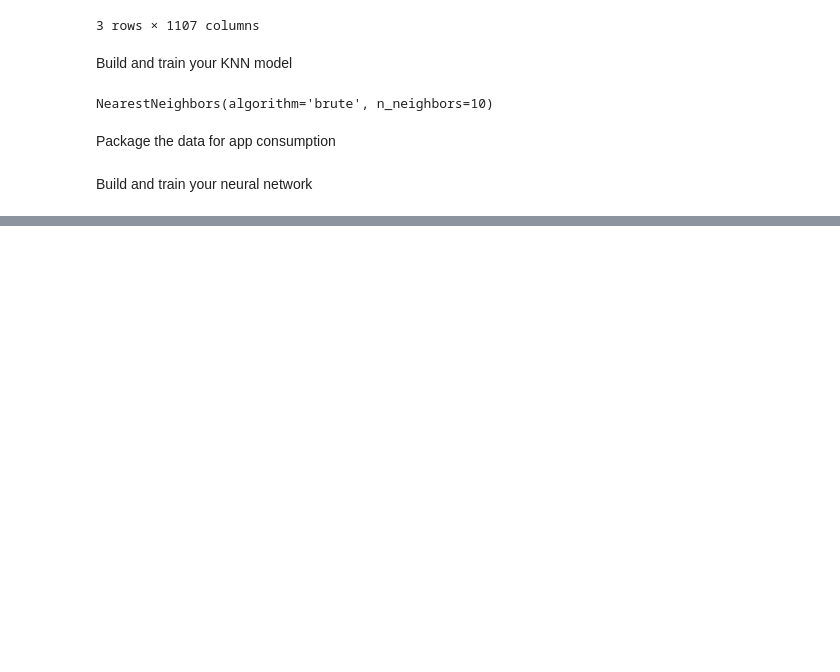
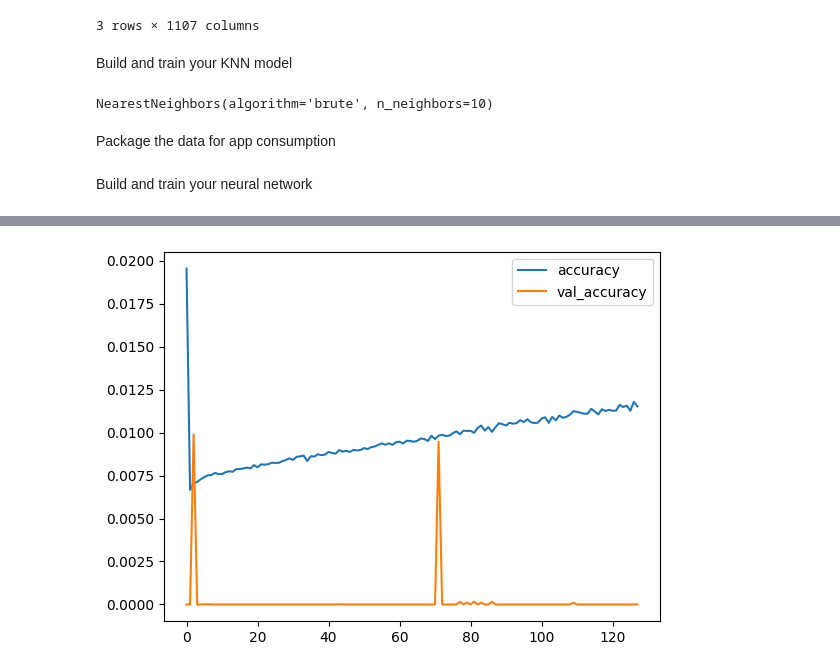
Before and after one commit to heidthecamp/steam_game_recommendation_system, a Jupyter notebook: notebooks/steam_games.ipynb, the cells around one changed output, grey strips where cells are left out. Drawn from its saved outputs; the diff is of its cells as text; code cells hidden in the pictures; blank space fills up the shorter version.

```diff
--- a/notebooks/steam_games.ipynb
+++ b/notebooks/steam_games.ipynb
@@ -433,0 +512,7 @@ Epoch: 0
+# %%
+plt.plot(history.history['accuracy'], label='accuracy')
+plt.plot(history.history['val_accuracy'], label='val_accuracy')
+plt.legend()
+plt.show()
+# %% [output]
+[figure, added]
```
Also changed, not shown: parts of 15 cells of this notebook.
